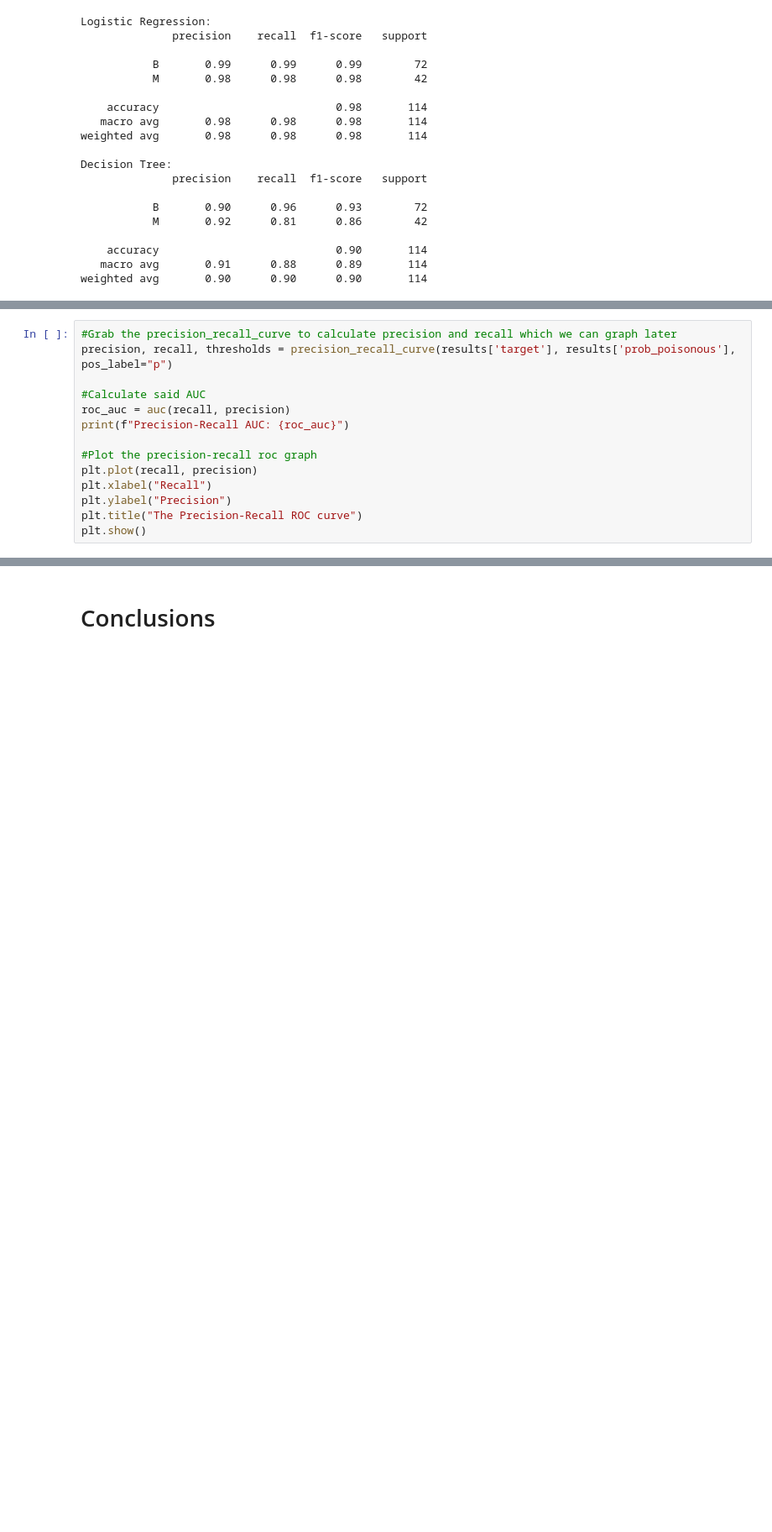
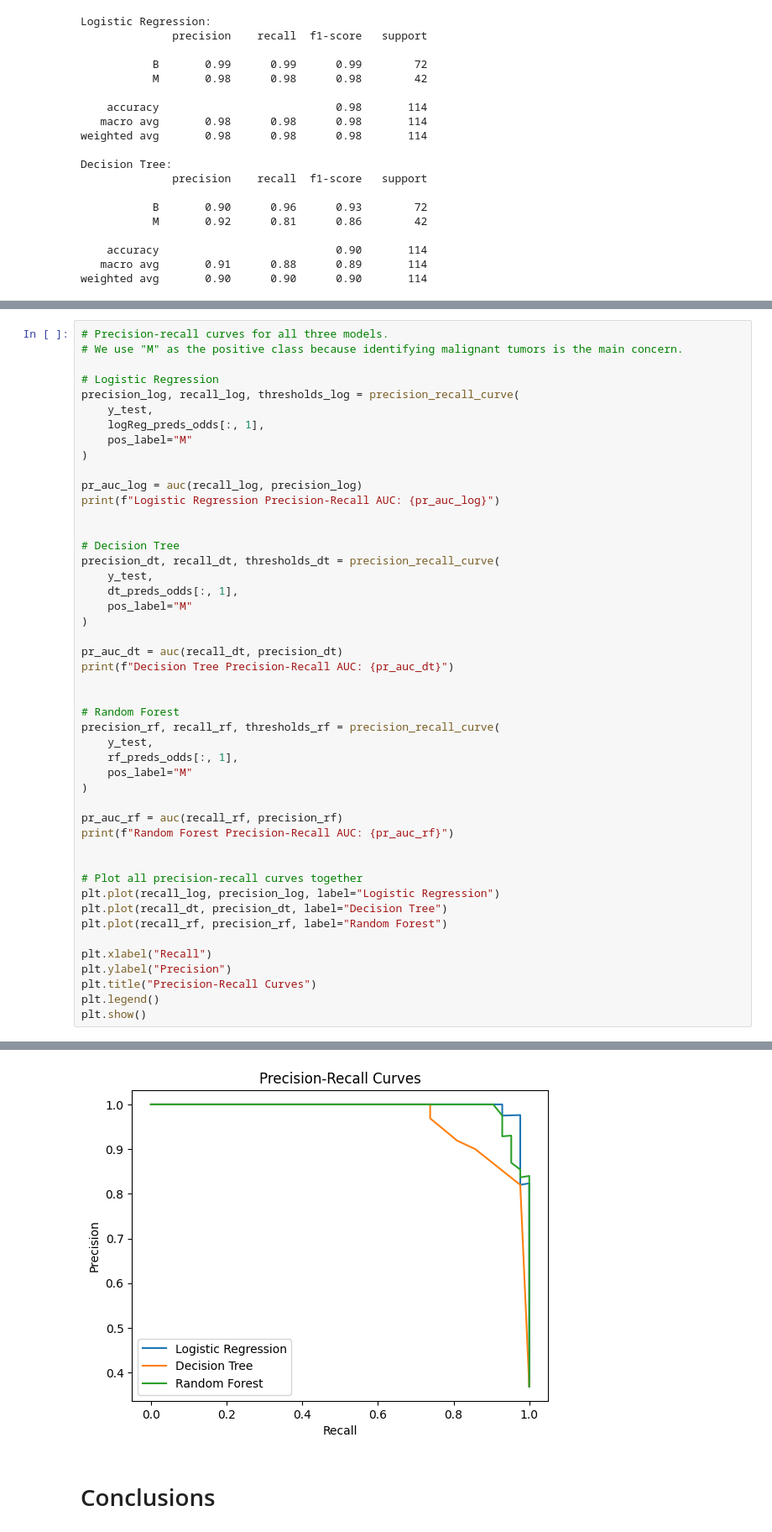
Before and after one commit to J-CYN/Analytics1Final, a Jupyter notebook: finalproject.ipynb, the cells around one changed output, grey strips where cells are left out. Shown at 84% size. Cells and saved outputs as stored; diff of their text form; blank space fills up the shorter version.

```diff
--- a/finalproject.ipynb
+++ b/finalproject.ipynb
@@ -266,15 +304,48 @@ ALL OF THIS UNDER IS JUST CODE I WROTE BEFORE, I WILL EDIT IT TO FIT WITH THIS P
 # %%
-#Grab the precision_recall_curve to calculate precision and recall which we can graph later
-precision, recall, thresholds = precision_recall_curve(results['target'], results['prob_poisonous'], pos_label="p")
+# Precision-recall curves for all three models.
+# We use "M" as the positive class because identifying malignant tumors is the main concern.
 
-#Calculate said AUC
-roc_auc = auc(recall, precision)
-print(f"Precision-Recall AUC: {roc_auc}")
+# Logistic Regression
+precision_log, recall_log, thresholds_log = precision_recall_curve(
+    y_test,
+    logReg_preds_odds[:, 1],
+    pos_label="M"
+)
 
-#Plot the precision-recall roc graph
-plt.plot(recall, precision)
+pr_auc_log = auc(recall_log, precision_log)
+print(f"Logistic Regression Precision-Recall AUC: {pr_auc_log}")
+
+
+# Decision Tree
+precision_dt, recall_dt, thresholds_dt = precision_recall_curve(
+    y_test,
+    dt_preds_odds[:, 1],
+    pos_label="M"
+)
+
+pr_auc_dt = auc(recall_dt, precision_dt)
+print(f"Decision Tree Precision-Recall AUC: {pr_auc_dt}")
+
+
+# Random Forest
+precision_rf, recall_rf, thresholds_rf = precision_recall_curve(
+    y_test,
+    rf_preds_odds[:, 1],
+    pos_label="M"
+)
+
+pr_auc_rf = auc(recall_rf, precision_rf)
+print(f"Random Forest Precision-Recall AUC: {pr_auc_rf}")
+
+
+# Plot all precision-recall curves together
+plt.plot(recall_log, precision_log, label="Logistic Regression")
+plt.plot(recall_dt, precision_dt, label="Decision Tree")
+plt.plot(recall_rf, precision_rf, label="Random Forest")
+
 plt.xlabel("Recall")
 plt.ylabel("Precision")
-plt.title("The Precision-Recall ROC curve")
+plt.title("Precision-Recall Curves")
+plt.legend()
 plt.show()
 # %% [output]
@@ -282,3 +355,4 @@ NameError: name 'results' is not defined
+[figure, added]
 # %% [markdown]
 # Conclusions
 # %% [markdown]
```
Also changed, not shown: parts of 8 cells of this notebook.
